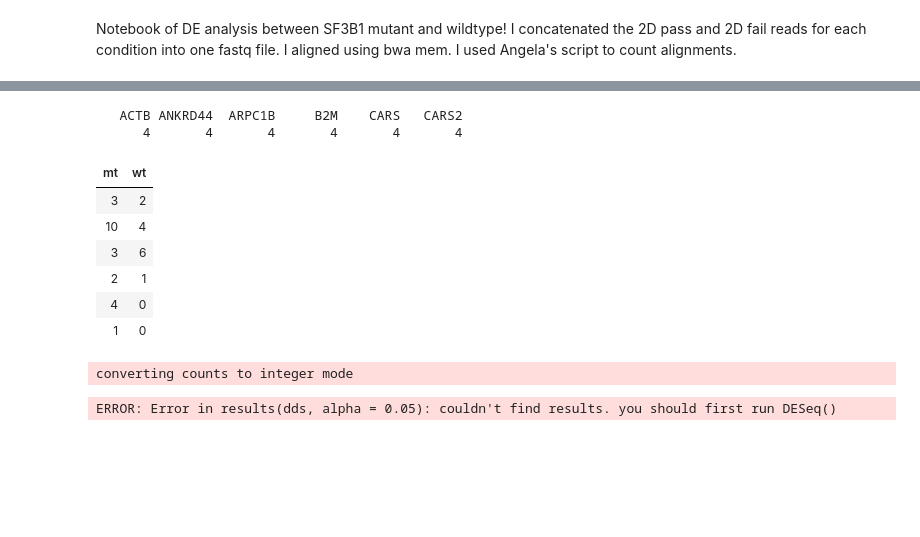
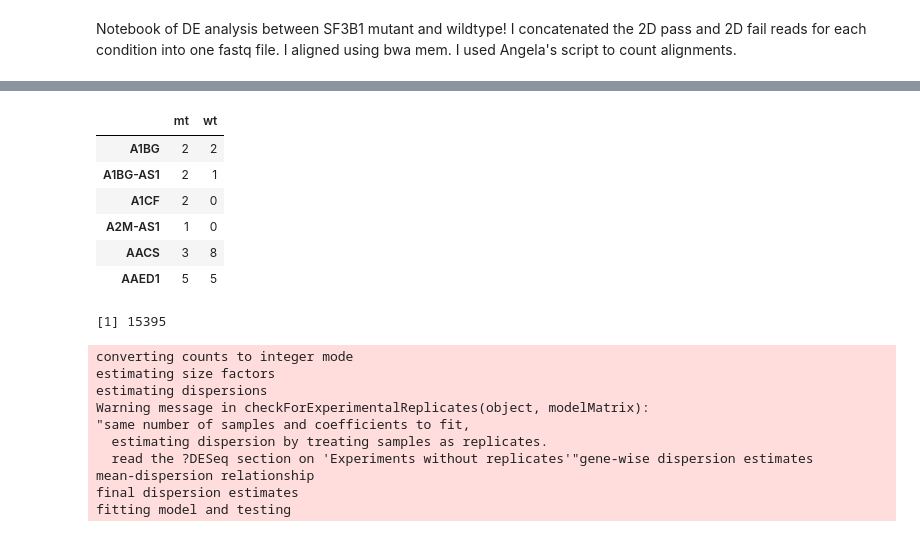
Before and after one commit to belgravia/jupyter-notebooks, a Jupyter notebook: SF3B1 Differential Expression.ipynb, the cells around one changed output, grey strips where cells are left out. Drawn from its saved outputs; the diff is of its cells as text; code cells hidden in the pictures; blank space fills up the shorter version.

```diff
--- a/SF3B1 Differential Expression.ipynb
+++ b/SF3B1 Differential Expression.ipynb
@@ -21,28 +29,34 @@ head(mt)
 # %%
-# counts = data.frame(mt=mt$jone, wt=wt$wt[match(mt$gene, wt$gene)])
-# counts$wt[is.na(counts$wt)] = 0
-# rownames(counts) = as.character(mt$gene)
-head(sort(table(as.character(mt$gene)), decreasing = T))
-
+allgenes = unique(c(as.character(mt$V1), as.character(wt$V1)))
+counts = data.frame(mt=rep(0, length(allgenes)), wt=rep(0, length(allgenes)))
+rownames(counts) = allgenes
+counts$mt = mt$V2[match(allgenes, mt$V1)]
+counts$wt = wt$V2[match(allgenes, wt$V1)]
+counts$mt[is.na(counts$mt)] = 0
+counts$wt[is.na(counts$wt)] = 0
 head(counts)
+nrow(counts)
 
 dds = DESeqDataSetFromMatrix(countData = as.matrix(counts), colData = data.frame(condition=c('wt', 'mt')), design=~condition)
-# dds = DESeq(dds)
+dds = DESeq(dds)
 res = results(dds, alpha=0.05)
-head(res)
-sum(res$padj[!is.na(res$padj)]!=1)
-# sum(res$padj[!is.na(res$padj)]<0.05)
-# sig_genes = rownames(res)[!is.na(res$padj) & res$padj < 0.05]
-res[res$pvalue < 0.05,]
+sig = res[res$pvalue < 0.05,]
 # %% [output]
+|  | mt | wt |
+| A1BG | 2 | 2 |
+| A1BG-AS1 | 2 | 1 |
+| A1CF | 2 | 0 |
+| A2M-AS1 | 1 | 0 |
+| AACS | 3 | 8 |
+| AAED1 | 5 | 5 |
-   ACTB ANKRD44  ARPC1B     B2M    CARS   CARS2
-      4       4       4       4       4       4
+[1] 15395
-| mt | wt |
-| 3 | 2 |
-| 10 | 4 |
-| 3 | 6 |
-| 2 | 1 |
-| 4 | 0 |
-| 1 | 0 |
 converting counts to integer mode
+estimating size factors
+estimating dispersions
+Warning message in checkForExperimentalReplicates(object, modelMatrix):
+"same number of samples and coefficients to fit,
+  estimating dispersion by treating samples as replicates.
+  read the ?DESeq section on 'Experiments without replicates'"gene-wise dispersion estimates
+mean-dispersion relationship
+final dispersion estimates
+fitting model and testing
-ERROR: Error in results(dds, alpha = 0.05): couldn't find results. you should first run DESeq()
```
Also changed, not shown: parts of 4 cells of this notebook.
